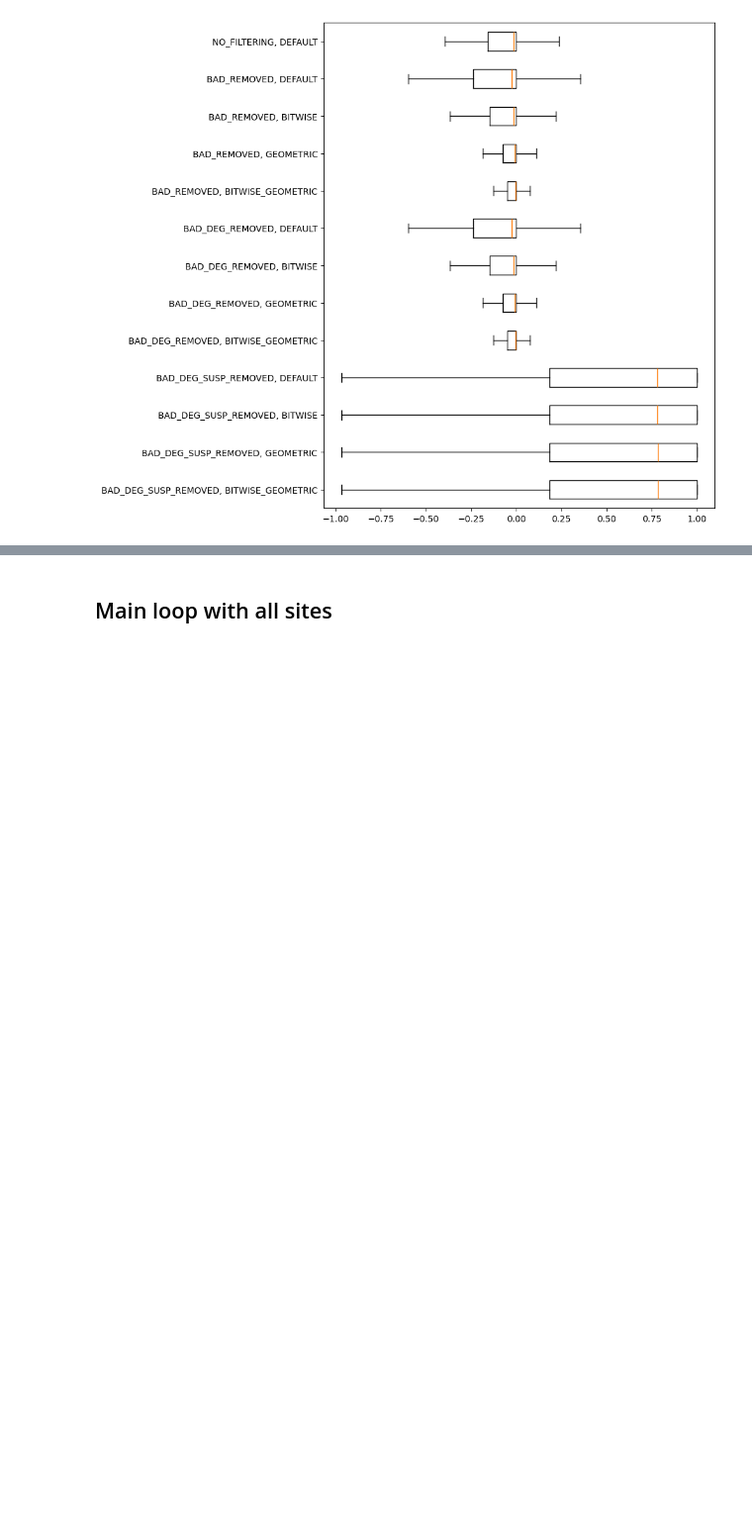
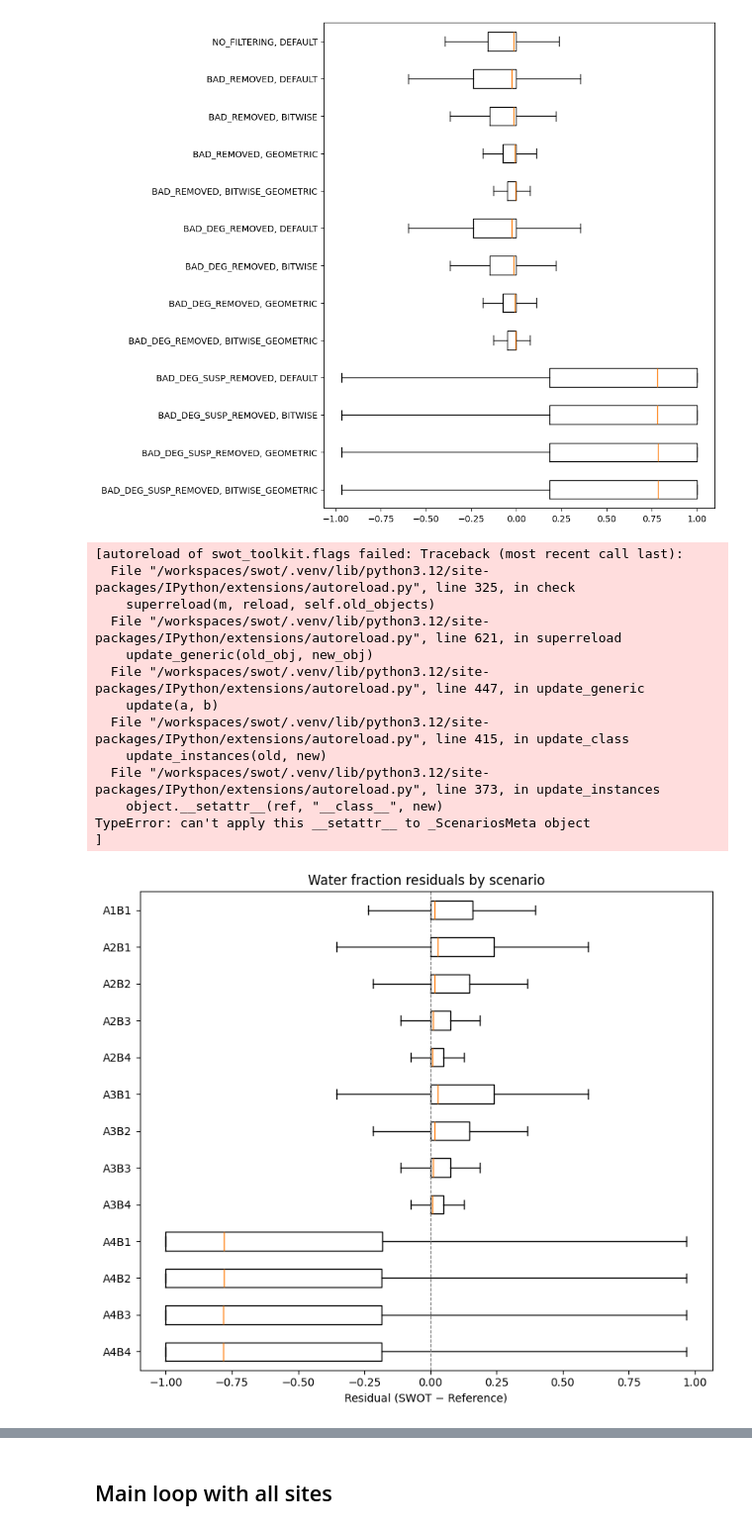
Before and after one commit to cordmaur/swot, a Jupyter notebook: nbs/Article/10-Run_Water_Fraction_experiments.ipynb, the cells around one changed output, grey strips where cells are left out. Shown at 99% size. Drawn from its saved outputs; the diff is of its cells as text; code cells hidden in the pictures; blank space fills up the shorter version.

Commit message:
Boxplots 2

```diff
--- a/nbs/Article/10-Run_Water_Fraction_experiments.ipynb
+++ b/nbs/Article/10-Run_Water_Fraction_experiments.ipynb
@@ -130,3 +108,60 @@ fig, ax = plt.subplots(figsize=(8, 10))
 plot = ax.boxplot(data, labels=labels, vert=False, showfliers=False)
 # %% [output]
 [figure]
+# %%
+import numpy as np
+import pandas as pd
+import matplotlib.pyplot as plt
+
+water_frac.clear_cache()
+
+# --- Collect residuals and metrics for each scenario ---
+results = {}
+for sc in Scenarios:
+    results[sc] = water_frac.process_scenario(sc.a, sc.b)
+
+# --- Boxplot with abbreviated labels (A1B1, A2B1, …) ---
+pairs = list(results.keys())
+data_bp = [results[sc]["residuals"] for sc in pairs]
+labels_bp = [sc.name for sc in pairs]
+
+# Reverse so A1B1 is at top
+data_bp = data_bp[::-1]
+labels_bp = labels_bp[::-1]
+
+fig, ax = plt.subplots(figsize=(8, 7))
+ax.boxplot(data_bp, labels=labels_bp, vert=False, showfliers=False)
+ax.axvline(0, color="gray", linewidth=0.8, linestyle="--")
+ax.set_xlabel("Residual (SWOT − Reference)")
+ax.set_title("Water fraction residuals by scenario")
+plt.tight_layout()
+plt.show()
+
+# --- Metrics DataFrame ---
+rows = [
+    {
+        "Scenario (full)": sc.full_name,
+        "Pair": sc.name,
+        "Bias": results[sc]["Bias"],
+        "MAE": results[sc]["MAE"],
+        "RMSE": results[sc]["RMSE"],
+        "N": results[sc]["N"],
+    }
+    for sc in pairs
+]
+pd.DataFrame(rows).set_index("Pair")
+# %% [output]
+[autoreload of swot_toolkit.flags failed: Traceback (most recent call last):
+  File "/workspaces/swot/.venv/lib/python3.12/site-packages/IPython/extensions/autoreload.py", line 325, in check
+    superreload(m, reload, self.old_objects)
+  File "/workspaces/swot/.venv/lib/python3.12/site-packages/IPython/extensions/autoreload.py", line 621, in superreload
+    update_generic(old_obj, new_obj)
+  File "/workspaces/swot/.venv/lib/python3.12/site-packages/IPython/extensions/autoreload.py", line 447, in update_generic
+    update(a, b)
+  File "/workspaces/swot/.venv/lib/python3.12/site-packages/IPython/extensions/autoreload.py", line 415, in update_class
+    update_instances(old, new)
+  File "/workspaces/swot/.venv/lib/python3.12/site-packages/IPython/extensions/autoreload.py", line 373, in update_instances
+    object.__setattr__(ref, "__class__", new)
+TypeError: can't apply this __setattr__ to _ScenariosMeta object
+]
+[figure, added]
```
Also changed, not shown: parts of 35 cells of this notebook, 2 other files.
